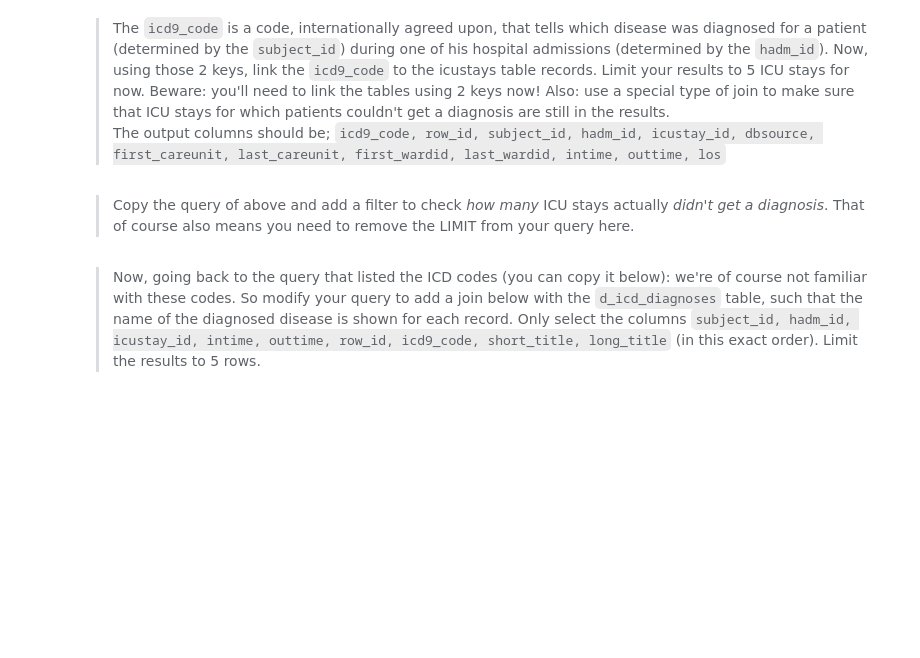
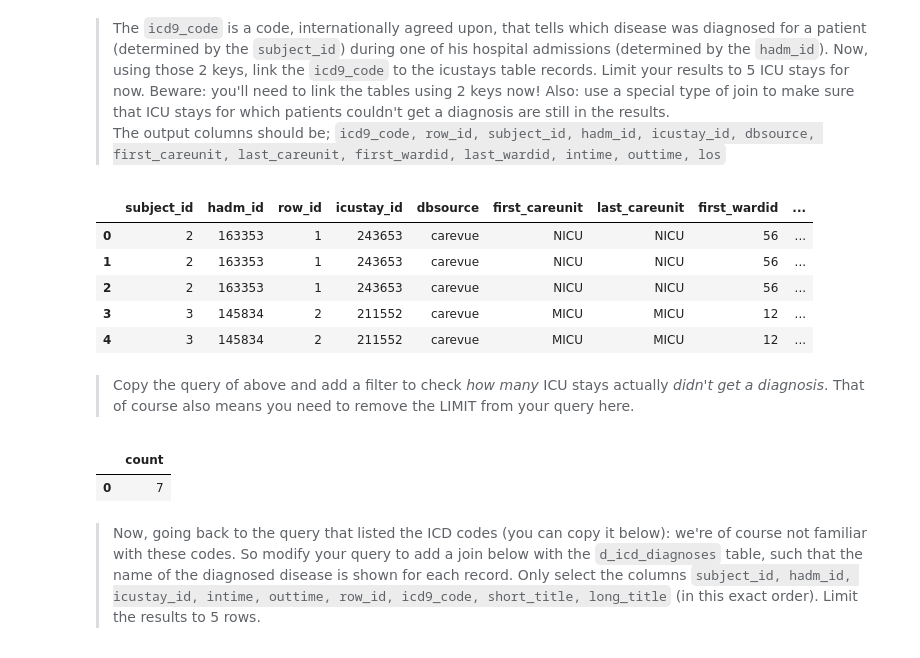
Before and after one commit to cesarz10/Data-Analytics-Healthcare, a Jupyter notebook: Lab_1_SQL.ipynb, the cells around one changed output. Saved outputs shown, nothing was run; the diff lists cells and outputs as text; code cells hidden in the pictures; blank space fills up the shorter version.

Commit message:
Almost finished, less than 10 ex. left. Right now at joining more than 2 tables

```diff
--- a/Lab_1_SQL.ipynb
+++ b/Lab_1_SQL.ipynb
@@ -561,27 +637,40 @@ df_result
 > The output columns should be; `icd9_code, row_id, subject_id, hadm_id, icustay_id, dbsource, first_careunit, last_careunit, first_wardid, last_wardid, intime, outtime, los`
 # %%
 query = """
-#+++ your answer here +++
+SELECT * FROM mimiciii.icustays
+LEFT JOIN mimiciii.diagnoses_icd USING(subject_id, hadm_id)
 LIMIT 5;
 """
 # YOUR CODE HERE
-raise NotImplementedError()
+# raise NotImplementedError()
 
 df_result = pd.read_sql_query(query, conn)
 df_result
+# %% [output]
+|  | subject_id | hadm_id | row_id | icustay_id | dbsource | first_careunit | last_careunit | first_wardid | ... |
+| 0 | 2 | 163353 | 1 | 243653 | carevue | NICU | NICU | 56 | ... |
+| 1 | 2 | 163353 | 1 | 243653 | carevue | NICU | NICU | 56 | ... |
+| 2 | 2 | 163353 | 1 | 243653 | carevue | NICU | NICU | 56 | ... |
+| 3 | 3 | 145834 | 2 | 211552 | carevue | MICU | MICU | 12 | ... |
+| 4 | 3 | 145834 | 2 | 211552 | carevue | MICU | MICU | 12 | ... |
 # %%
 ############################# READ ONLY #############################
 # %% [markdown]
 > Copy the query of above and add a filter to check *how many* ICU stays actually *didn't get a diagnosis*. That of course also means you need to remove the LIMIT from your query here.
 # %%
 query = """
-#+++ your answer here +++
+SELECT COUNT(*) FROM mimiciii.icustays
+LEFT JOIN mimiciii.diagnoses_icd USING(subject_id, hadm_id)
+WHERE icd9_code IS NULL
 """
 # YOUR CODE HERE
-raise NotImplementedError()
+# raise NotImplementedError()
 
 df_result = pd.read_sql_query(query, conn)
 df_result
+# %% [output]
+|  | count |
+| 0 | 7 |
 # %%
 ############################# READ ONLY #############################
 # %% [markdown]
```
Also changed, not shown: parts of 11 cells of this notebook.
